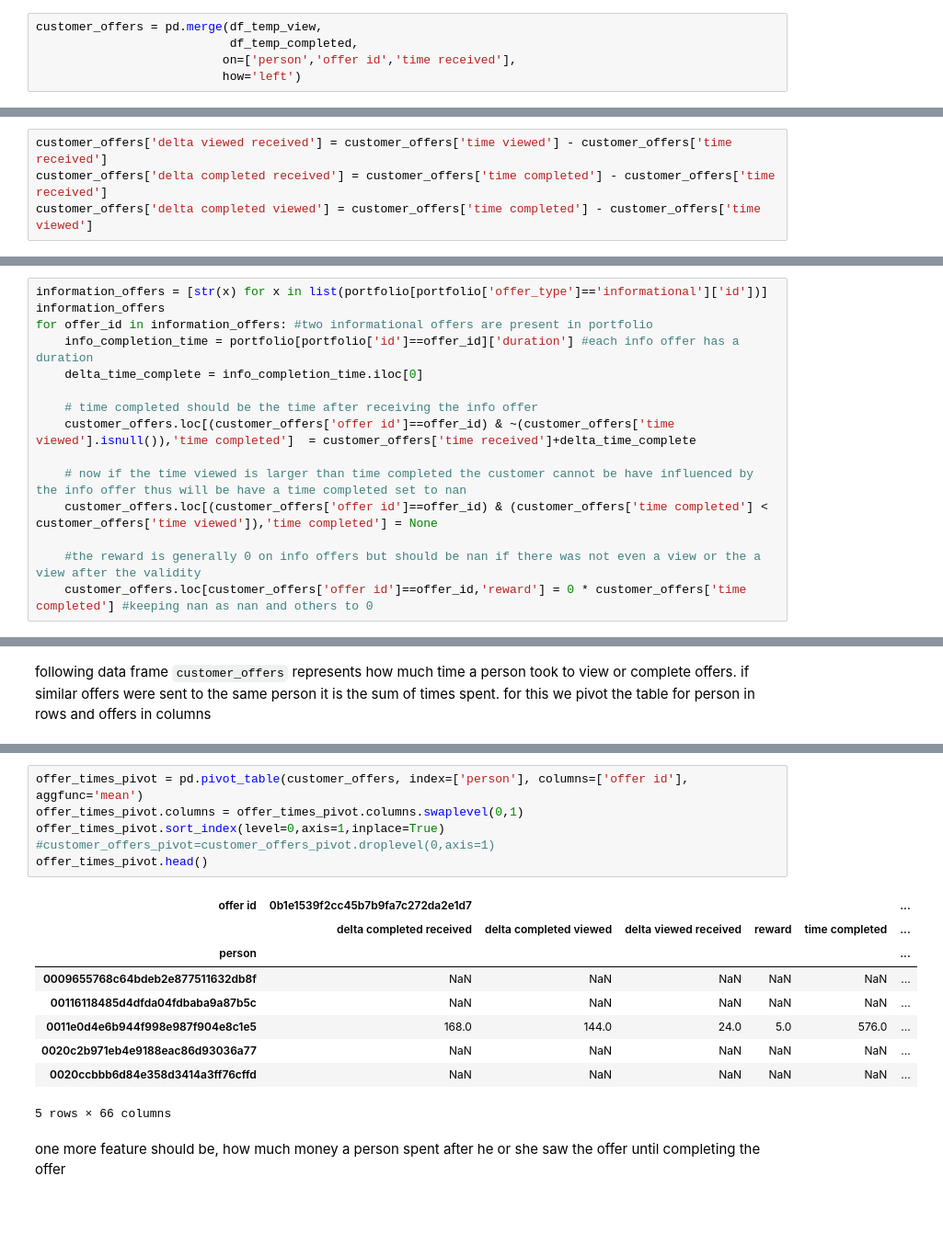
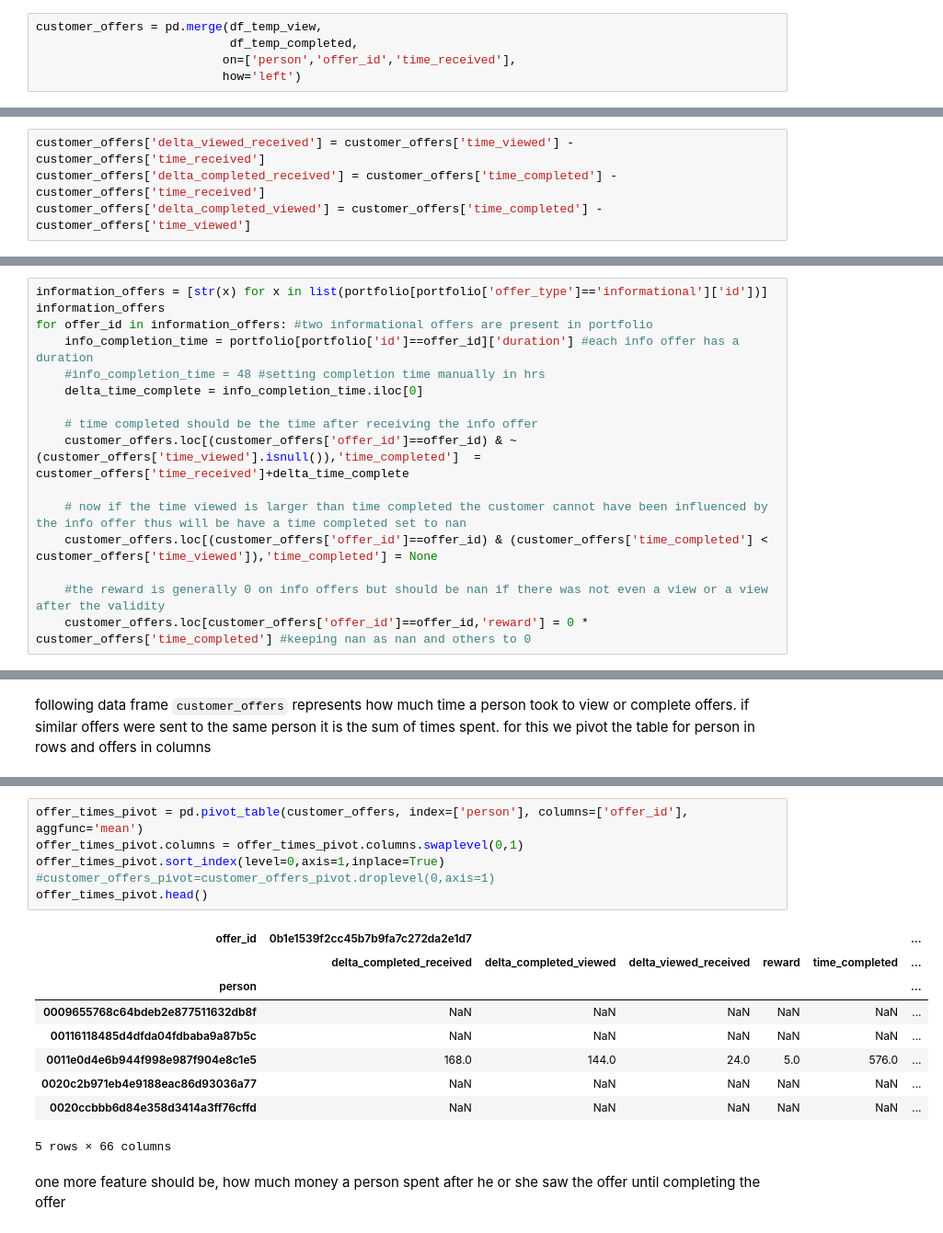
Before and after one commit to udacityML/capstone_starbucks, a Jupyter notebook: Starbucks_Capstone_preprocessing.ipynb, the cells around one changed output, grey strips where cells are left out. Shown at 92% size. Drawn from its saved outputs; the diff is of its cells as text.

```diff
--- a/Starbucks_Capstone_preprocessing.ipynb
+++ b/Starbucks_Capstone_preprocessing.ipynb
@@ -399,17 +391,17 @@ now the newly created temporary frames will be merged
 # %%
 customer_offers = pd.merge(df_temp_view,
                            df_temp_completed,
-                          on=['person','offer id','time received'],
+                          on=['person','offer_id','time_received'],
                           how='left')
 # %% [markdown]
 last check needs to be, whether there are data which have a time completed being smaller time viewed. as expected there are data where the customer completes the offer but has never viewed it.
 # %%
 # negatives = customer_offers[customer_offers['time completed']<customer_offers['time viewed']].copy()
 # negatives.head()
-# %%
-customer_offers['delta viewed received'] = customer_offers['time viewed'] - customer_offers['time received']
-customer_offers['delta completed received'] = customer_offers['time completed'] - customer_offers['time received']
-customer_offers['delta completed viewed'] = customer_offers['time completed'] - customer_offers['time viewed']
+# %%
+customer_offers['delta_viewed_received'] = customer_offers['time_viewed'] - customer_offers['time_received']
+customer_offers['delta_completed_received'] = customer_offers['time_completed'] - customer_offers['time_received']
+customer_offers['delta_completed_viewed'] = customer_offers['time_completed'] - customer_offers['time_viewed']
 # %%
 len(customer_offers)
 # %% [output]
@@ -421,13 +413,14 @@ information_offers = [str(x) for x in list(portfolio[portfolio['offer_type']=='i
 information_offers
 for offer_id in information_offers: #two informational offers are present in portfolio
     info_completion_time = portfolio[portfolio['id']==offer_id]['duration'] #each info offer has a duration
+    #info_completion_time = 48 #setting completion time manually in hrs
     delta_time_complete = info_completion_time.iloc[0]
 
     # time completed should be the time after receiving the info offer
-    customer_offers.loc[(customer_offers['offer id']==offer_id) & ~(customer_offers['time viewed'].isnull()),'time completed']  = customer_offers['time received']+delta_time_complete
+    customer_offers.loc[(customer_offers['offer_id']==offer_id) & ~(customer_offers['time_viewed'].isnull()),'time_completed']  = customer_offers['time_received']+delta_time_complete
 
-    # now if the time viewed is larger than time completed the customer cannot be have influenced by the info offer thus will be have a time completed set to nan
-    customer_offers.loc[(customer_offers['offer id']==offer_id) & (customer_offers['time completed'] < customer_offers['time viewed']),'time completed'] = None
+    # now if the time viewed is larger than time completed the customer cannot have been influenced by the info offer thus will be have a time completed set to nan
+    customer_offers.loc[(customer_offers['offer_id']==offer_id) & (customer_offers['time_completed'] < customer_offers['time_viewed']),'time_completed'] = None
 
-    #the reward is generally 0 on info offers but should be nan if there was not even a view or the a view after the validity
-    customer_offers.loc[customer_offers['offer id']==offer_id,'reward'] = 0 * customer_offers['time completed'] #keeping nan as nan and others to 0
+    #the reward is generally 0 on info offers but should be nan if there was not even a view or a view after the validity
+    customer_offers.loc[customer_offers['offer_id']==offer_id,'reward'] = 0 * customer_offers['time_completed'] #keeping nan as nan and others to 0
@@ -470,14 +544,14 @@ customer_offers[customer_offers['person']=='0cc6e8553c844c02ab525bc466aa569b']
 | 53834 | 0cc6e8553c844c02ab525bc466aa569b | f19421c1d4aa40978ebb69ca19b0e20d | 504 | 504.0 | 522.0 | 5.0 | 0.0 | ... |
 | 66045 | 0cc6e8553c844c02ab525bc466aa569b | 0b1e1539f2cc45b7b9fa7c272da2e1d7 | 576 | 594.0 | 630.0 | 5.0 | 18.0 | ... |
 # %%
-offer_times_pivot = pd.pivot_table(customer_offers, index=['person'], columns=['offer id'], aggfunc='mean')
+offer_times_pivot = pd.pivot_table(customer_offers, index=['person'], columns=['offer_id'], aggfunc='mean')
 offer_times_pivot.columns = offer_times_pivot.columns.swaplevel(0,1)
 offer_times_pivot.sort_index(level=0,axis=1,inplace=True)
 #customer_offers_pivot=customer_offers_pivot.droplevel(0,axis=1)
 offer_times_pivot.head()
 # %% [output]
-| offer id | 0b1e1539f2cc45b7b9fa7c272da2e1d7 |  |  |  |  | ... |
-|  | delta completed received | delta completed viewed | delta viewed received | reward | time completed | ... |
+| offer_id | 0b1e1539f2cc45b7b9fa7c272da2e1d7 |  |  |  |  | ... |
+|  | delta_completed_received | delta_completed_viewed | delta_viewed_received | reward | time_completed | ... |
 | person |  |  |  |  |  | ... |
 | 0009655768c64bdeb2e877511632db8f | NaN | NaN | NaN | NaN | NaN | ... |
 | 00116118485d4dfda04fdbaba9a87b5c | NaN | NaN | NaN | NaN | NaN | ... |
```
Also changed, not shown: parts of 39 cells of this notebook, 1 other file.
